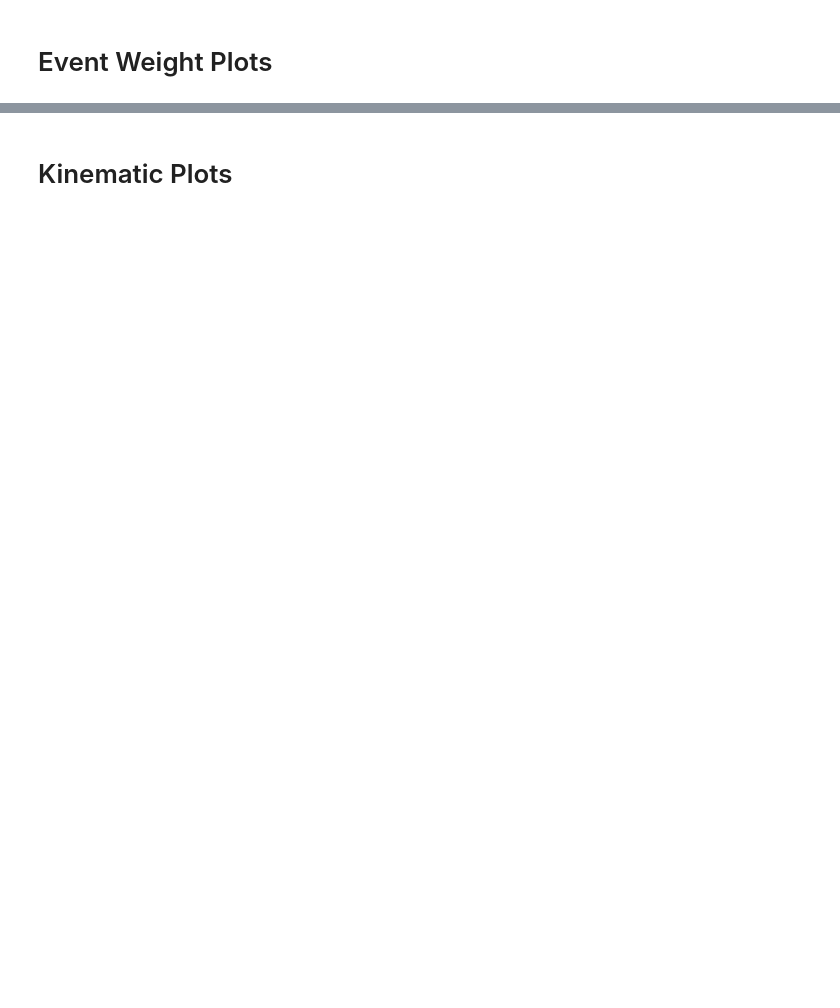
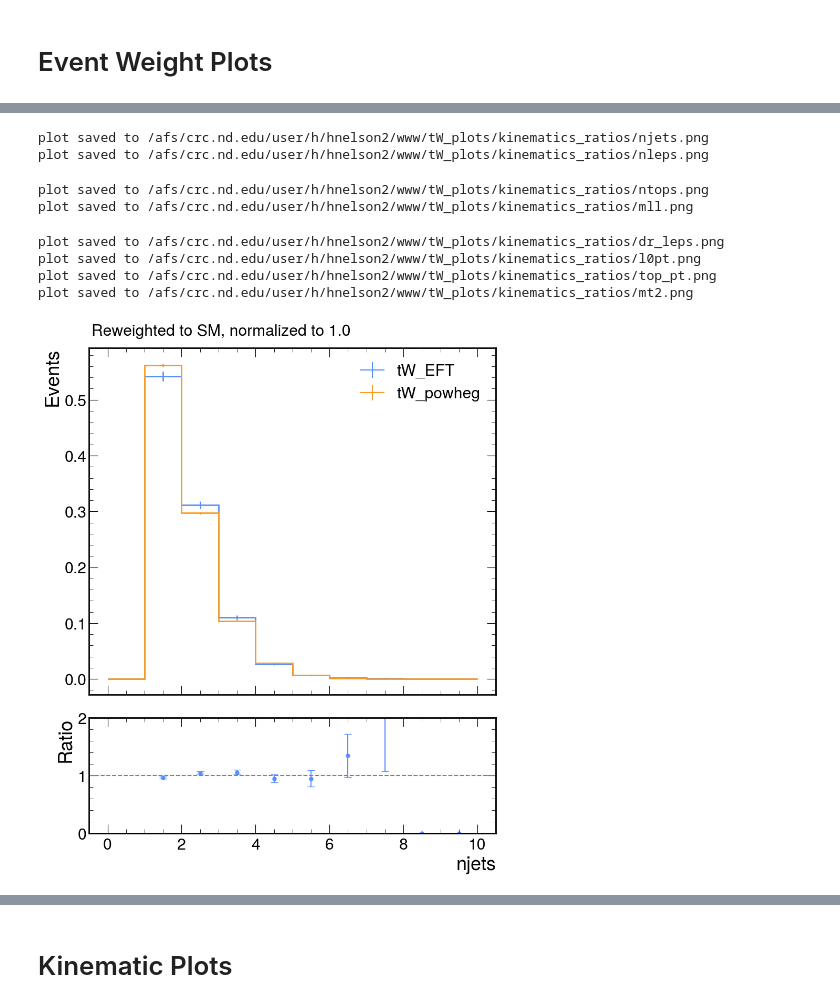
Before and after one commit to hannahbnelson/ttbarEFT, a Jupyter notebook: analysis/plotting/tW_nanogen.ipynb, the cells around one changed output, grey strips where cells are left out. Drawn from its saved outputs; the diff is of its cells as text; code cells hidden in the pictures; blank space fills up the shorter version.

```diff
--- a/analysis/plotting/tW_nanogen.ipynb
+++ b/analysis/plotting/tW_nanogen.ipynb
@@ -61,0 +262,24 @@ plot saved to /afs/crc.nd.edu/user/h/hnelson2/www/tW_plots/new_event_weights/wei
+# %%
+tWtop = utils.get_hist_from_pkl("../tWtop_powheg_hist_norm.pkl.gz", allow_empty=False)
+tWantitop = utils.get_hist_from_pkl("../tWantitop_powheg_hist_norm.pkl.gz", allow_empty=False)
+new1 = utils.get_hist_from_pkl("../tW_new1_kin_norm.pkl.gz", allow_empty=False)
+
+outpath = "/afs/crc.nd.edu/user/h/hnelson2/www/tW_plots/kinematics_ratios/"
+for name in tWtop:
+    hpowheg = tWtop[name]+tWantitop[name]
+    hEFT = new1[name]
+
+    fig = make_plot_with_ratio(hEFT, hpowheg, "tW_EFT", "tW_powheg", name, "Reweighted to SM, normalized to 1.0")
+    outname = os.path.join(outpath, f"{name}.png")
+    fig.savefig(outname)
+    print(f'plot saved to {outname}')
+# %% [output]
+plot saved to /afs/crc.nd.edu/user/h/hnelson2/www/tW_plots/kinematics_ratios/njets.png
+plot saved to /afs/crc.nd.edu/user/h/hnelson2/www/tW_plots/kinematics_ratios/nleps.png
+plot saved to /afs/crc.nd.edu/user/h/hnelson2/www/tW_plots/kinematics_ratios/ntops.png
+plot saved to /afs/crc.nd.edu/user/h/hnelson2/www/tW_plots/kinematics_ratios/mll.png
+plot saved to /afs/crc.nd.edu/user/h/hnelson2/www/tW_plots/kinematics_ratios/dr_leps.png
+plot saved to /afs/crc.nd.edu/user/h/hnelson2/www/tW_plots/kinematics_ratios/l0pt.png
+plot saved to /afs/crc.nd.edu/user/h/hnelson2/www/tW_plots/kinematics_ratios/top_pt.png
+plot saved to /afs/crc.nd.edu/user/h/hnelson2/www/tW_plots/kinematics_ratios/mt2.png
+[figure, added]
```
Also changed, not shown: parts of 27 cells of this notebook, 25 other files.
